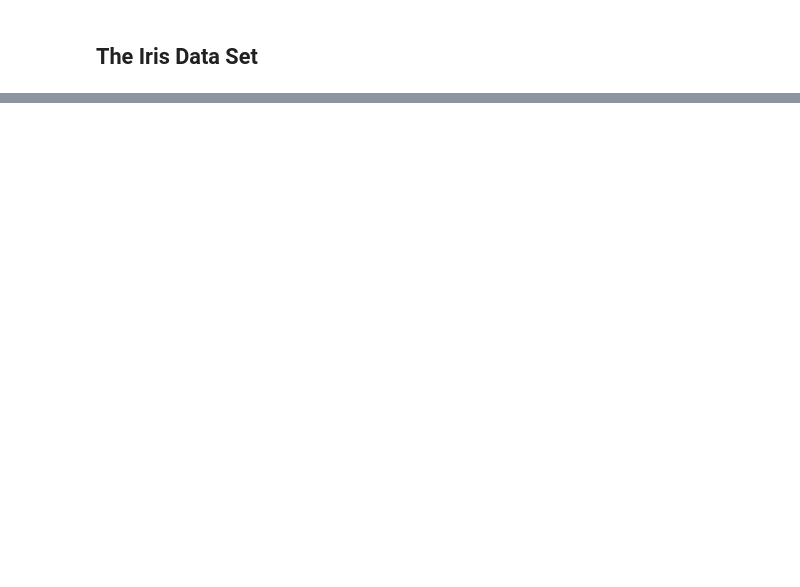
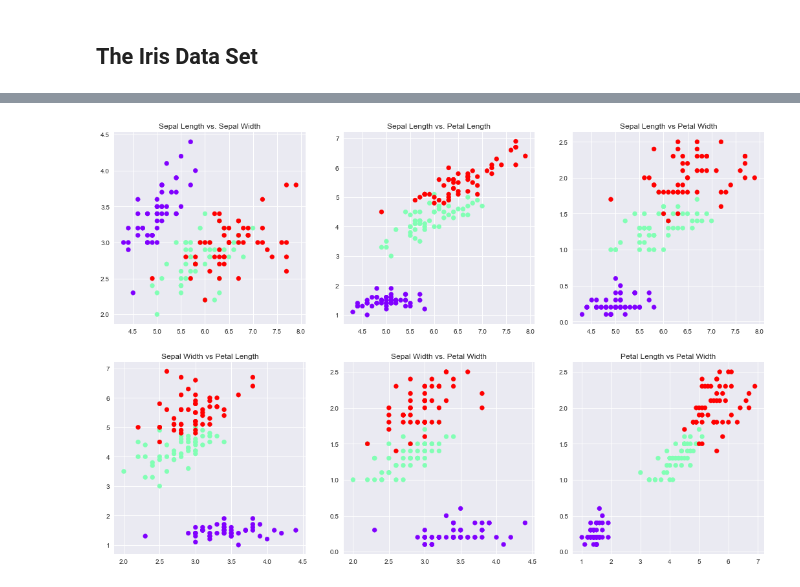
Before and after one commit to jhyearsley/DataScience, a Jupyter notebook: Regression/Logistic Regression.ipynb, the cells around one changed output, grey strips where cells are left out. Drawn from its saved outputs; the diff is of its cells as text; code cells hidden in the pictures; blank space fills up the shorter version.

Commit message:
Add iris dataset example

```diff
--- a/Regression/Logistic Regression.ipynb
+++ b/Regression/Logistic Regression.ipynb
@@ -128,2 +128,10 @@ plt.colorbar();
 # %% [markdown]
 ## The Iris Data Set
+# %%
+from sklearn.datasets import load_iris
+
+#Import Iris Data
+iris_data = load_iris()
+
+# View Information of Data Set
+print iris_data.DESCR
@@ -129,0 +161,31 @@ plt.colorbar();
+# %%
+# Create Variables for each column of data
+sep_length = iris_data.data[:,0]
+sep_width  = iris_data.data[:,1]
+pet_length = iris_data.data[:,2]
+pet_width  = iris_data.data[:,3]
+
+# Vector of feature labels
+labels = iris_data.target
+# %%
+plt.figure(figsize=(18,12))
+plt.subplot(2,3,1)
+plt.scatter(sep_length, sep_width, c=labels, cmap='rainbow');
+plt.title('Sepal Length vs. Sepal Width');
+plt.subplot(2,3,2)
+plt.scatter(sep_length, pet_length, c=labels, cmap='rainbow');
+plt.title('Sepal Length vs. Petal Length');
+plt.subplot(2,3,3)
+plt.scatter(sep_length, pet_width, c=labels, cmap='rainbow');
+plt.title('Sepal Length vs Petal Width');
+plt.subplot(2,3,4)
+plt.scatter(sep_width, pet_length, c=labels, cmap='rainbow');
+plt.title('Sepal Width vs Petal Length');
+plt.subplot(2,3,5)
+plt.scatter(sep_width, pet_width, c=labels, cmap='rainbow');
+plt.title('Sepal Width vs. Petal Width');
+plt.subplot(2,3,6)
+plt.scatter(pet_length, pet_width, c=labels, cmap='rainbow');
+plt.title('Petal Length vs Petal Width');
+# %% [output]
+[figure, added]
```
Also changed, not shown: parts of 8 cells of this notebook.
